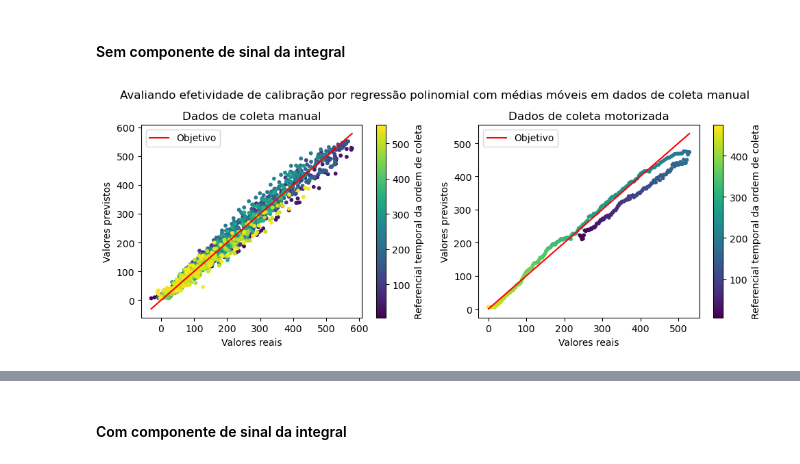
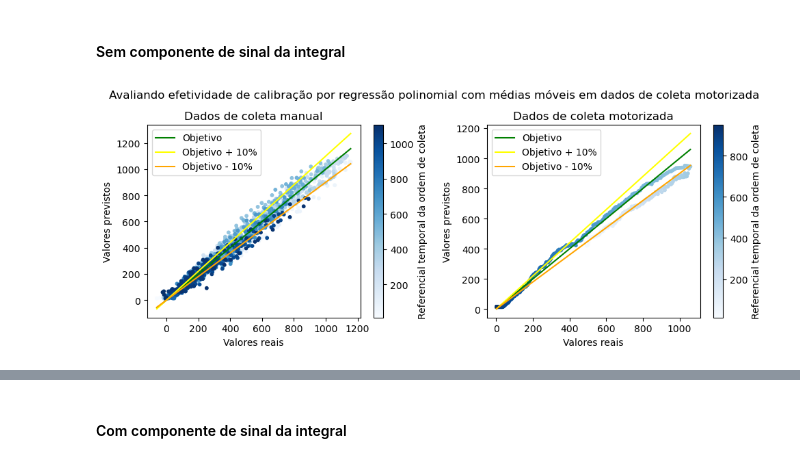
Before and after one commit to LucasWestfal/FSR_calibration_techniques, a Jupyter notebook: models.ipynb, the cells around one changed output, grey strips where cells are left out. Drawn from its saved outputs; the diff is of its cells as text; code cells hidden in the pictures.

```diff
--- a/models.ipynb
+++ b/models.ipynb
@@ -199,6 +184,8 @@ df = pd.read_csv("raw_data_06_motor_n")
 
 features = df["FSR"].to_numpy()[1:]
 y = df["LoadCell"].to_numpy()[1:]
+
+moda = 209
 # %%
 ## definindo funções de tratamento de dados e regressao plinomial
 
@@ -366,8 +375,18 @@ for i, ax in enumerate(axs):
     ax.set_xlabel('Resultados previstos pelo modelo')
     ax.set_ylabel('Valor de referência')
     ax.plot([min(y), max(y)], [min(y), max(y)], color='red', label="Objetivo")
-    axs[i].scatter(y[:int(len(y)/2)], predictions[i][:int(len(predictions[i])/2)], color = 'blue')
-    axs[i].scatter(y[int(len(y)/2):], predictions[i][int(len(predictions[i])/2):], color = 'green')
+    axs[i].scatter(y[:moda], predictions[i][:moda], color = 'blue', label="Variação positiva de força")
+    axs[i].scatter(y[len(y) - moda:], predictions[i][len(y) - moda:], color = 'purple', label="Variação negativa de força")
+
+
+    y_min_base = min(y)
+    y_max_base = max(y)
+    delta = 1/10
+
+    axs[i].plot([y_min_base, y_max_base], [y_min_base, y_max_base], color='Green', label="Objetivo")
+    axs[i].plot([y_min_base, y_max_base], [(1+delta)*y_min_base, (1+delta)*y_max_base], color='yellow', label="Objetivo + 10%")
+    axs[i].plot([y_min_base, y_max_base], [(1-delta)*y_min_base, (1-delta)*y_max_base], color='orange', label="Objetivo - 10%")
+
     ax.legend()
 
 axs[0].set_title("Com médias móveis")
@@ -716,4 +735,4 @@ theta_2 = np.linalg.inv(X_poly_biased.T @ X_poly_biased) @ X_poly_biased.T @ y_2
 # Making predictions
 predictions_2 = X_poly_biased @ theta_2
 # %%
-predictions_2 = X_poly_biased @ theta_1
+predictions_1 = X_poly_biased @ theta_2
@@ -726,38 +747,48 @@ predictions = [predictions_1, predictions_2]
 
 # Create the figure and subplots
 fig, axs = plt.subplots(1, 2, figsize=(10, 4))  # 1 row, 2 columns
 
 # Create the scatter plots in each subplot
 for i, ax in enumerate(axs):
     # Normalize the colors for the scatter plot
     norm = plt.Normalize(vmin=min(predictions[i]), vmax=max(predictions[i]))
-    colors = plt.cm.viridis(np.linspace(0, 1, len(predictions[i])))
-    sc = ax.scatter(y[i], predictions[i], c=colors, cmap='viridis', s=10)
-
-    # Plot the line for perfect prediction
-    ax.plot([min(y[i]), max(y[i])], [min(y[i]), max(y[i])], color='red', label="Objetivo")
+    colors = plt.cm.Blues(np.linspace(0, 1, len(predictions[i])))
+    sc = ax.scatter(y[i], predictions[i], c=colors, cmap='Blues', s=10)
 
     # Add title and labels
     ax.set_xlabel('Valores reais')
     ax.set_ylabel('Valores previstos')
+
+    y_min_base = min(y[i])
+    y_max_base = max(y[i])
+    delta = 1/10
+
+    axs[i].plot([y_min_base, y_max_base], [y_min_base, y_max_base], color='Green', label="Objetivo")
+    axs[i].plot([y_min_base, y_max_base], [(1+delta)*y_min_base, (1+delta)*y_max_base], color='yellow', label="Objetivo + 10%")
+    axs[i].plot([y_min_base, y_max_base], [(1-delta)*y_min_base, (1-delta)*y_max_base], color='orange', label="Objetivo - 10%")
+
+
+
+
+
     ax.legend()
 
     # Add individual colorbars
-    cbar = fig.colorbar(plt.cm.ScalarMappable(cmap='viridis', norm=norm), ax=ax)
+    cbar = fig.colorbar(plt.cm.ScalarMappable(cmap='Blues', norm=norm), ax=ax)
     cbar.set_label('Referencial temporal da ordem de coleta')
 
 axs[0].set_title("Dados de coleta manual")
 axs[1].set_title("Dados de coleta motorizada")
 
 # Adjust layout to prevent overlap
 plt.tight_layout()
 
-plt.suptitle("Avaliando efetividade de calibração por regressão polinomial com médias móveis em dados de coleta manual")
+plt.suptitle("Avaliando efetividade de calibração por regressão polinomial com médias móveis em dados de coleta motorizada")
 plt.subplots_adjust(top=0.85)
 
 plt.savefig('reg_pol_com_motor.png')
 
 # Display the plot
 plt.show()
 # %% [output]
-[figure, old version]
+[figure, new version]
```
Also changed, not shown: parts of 18 cells of this notebook, 9 other files.
